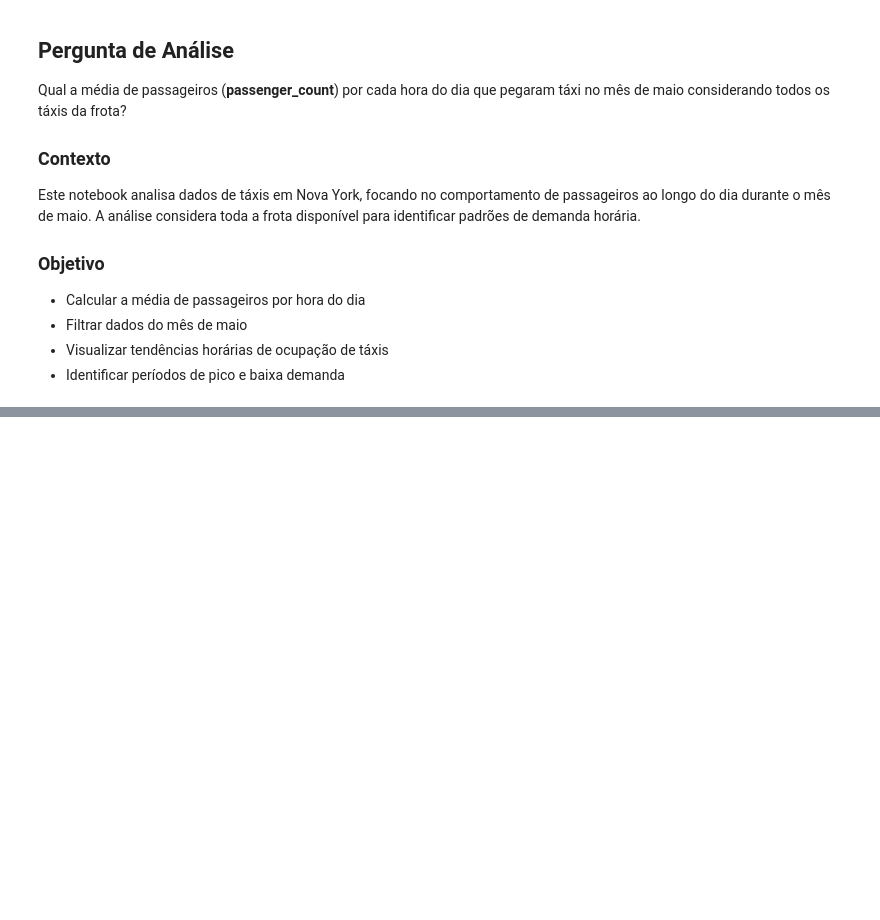
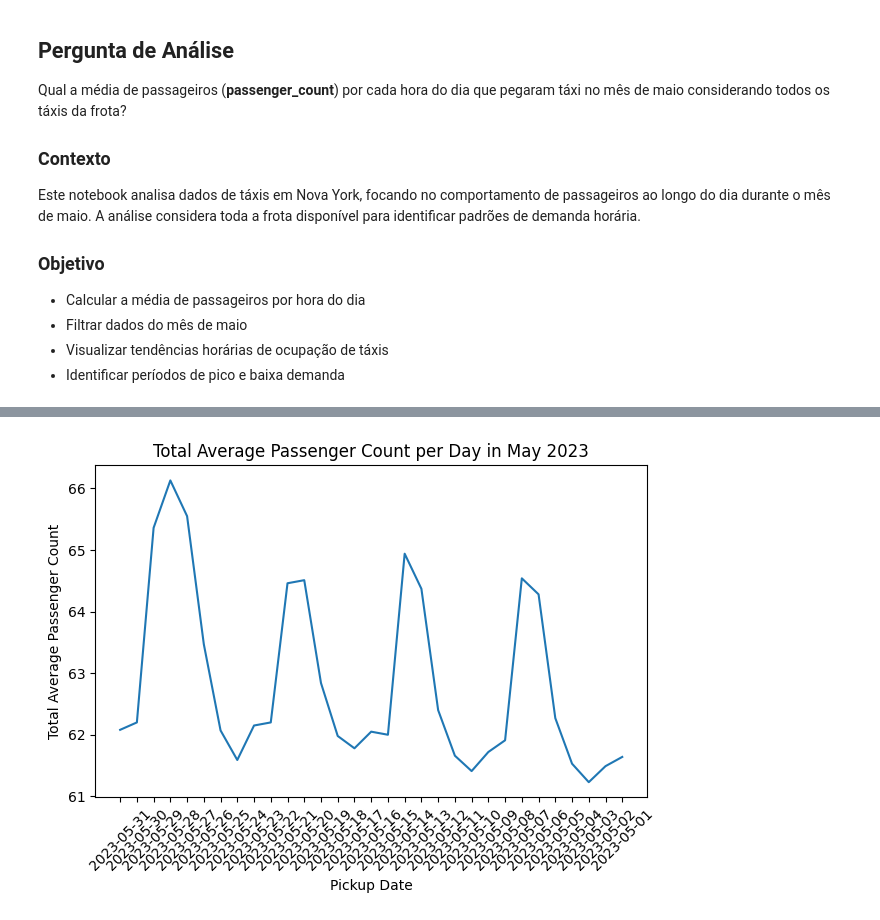
Before and after one commit to leooliveira135/ifood-nyc-taxi-agency, a Jupyter notebook: analysis/average_passager_count.ipynb, the cells around one changed output, grey strips where cells are left out. Drawn from its saved outputs; the diff is of its cells as text; code cells hidden in the pictures; blank space fills up the shorter version.

```diff
--- a/analysis/average_passager_count.ipynb
+++ b/analysis/average_passager_count.ipynb
@@ -65,0 +141,2 @@ execute_athena_query(query, athena_output_queries)
+# %%
+results = execute_athena_query(query, athena_output_queries)
@@ -65,0 +163,15 @@ execute_athena_query(query, athena_output_queries)
+# %%
+df = pd.DataFrame(results)
+df['total_avg_passenger_count'] = pd.to_numeric(df['total_avg_passenger_count'], errors='coerce', downcast='float')
+
+df_avg = df.sort_values(by=['pickup_date', 'total_avg_passenger_count'], ascending=False)
+# %%
+sns.lineplot(data=df_avg, x='pickup_date', y='total_avg_passenger_count')
+plt.xticks(rotation=45)
+plt.title('Total Average Passenger Count per Day in May 2023')
+plt.xlabel('Pickup Date')
+plt.ylabel('Total Average Passenger Count')
+plt.tight_layout()
+plt.show()
+# %% [output]
+[figure, added]
```
Also changed, not shown: parts of 29 cells of this notebook, 1 other file.
